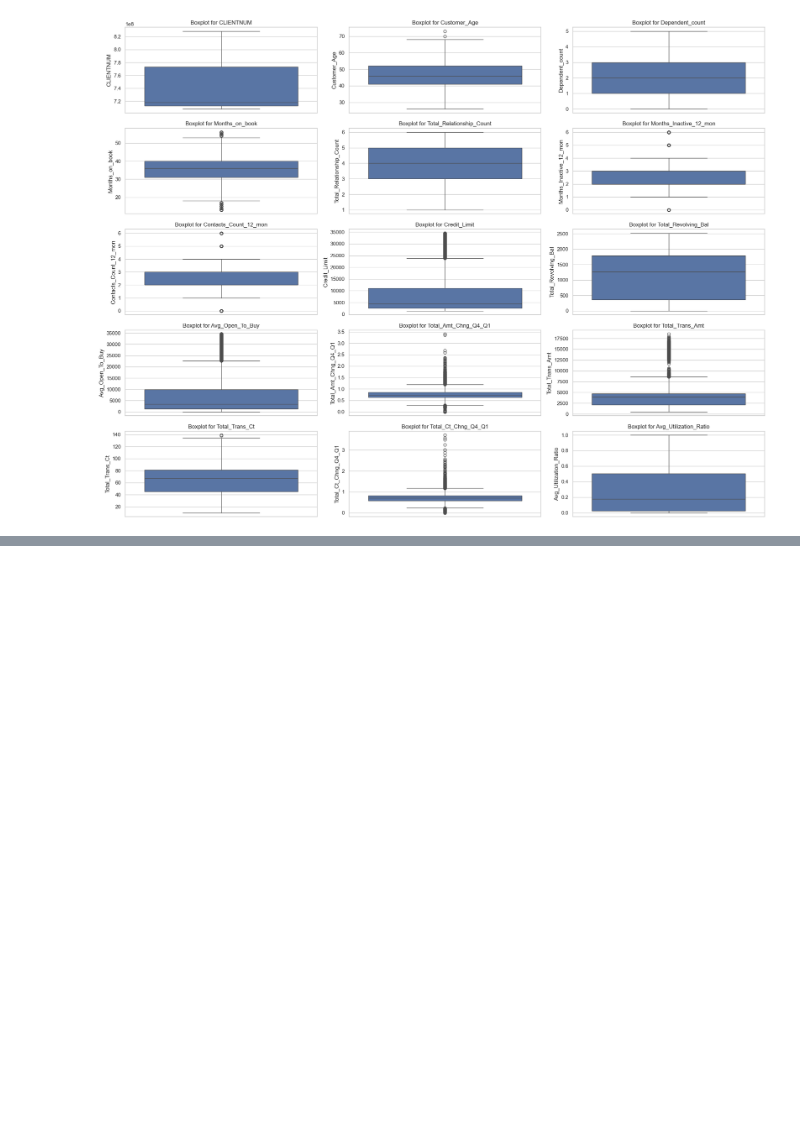
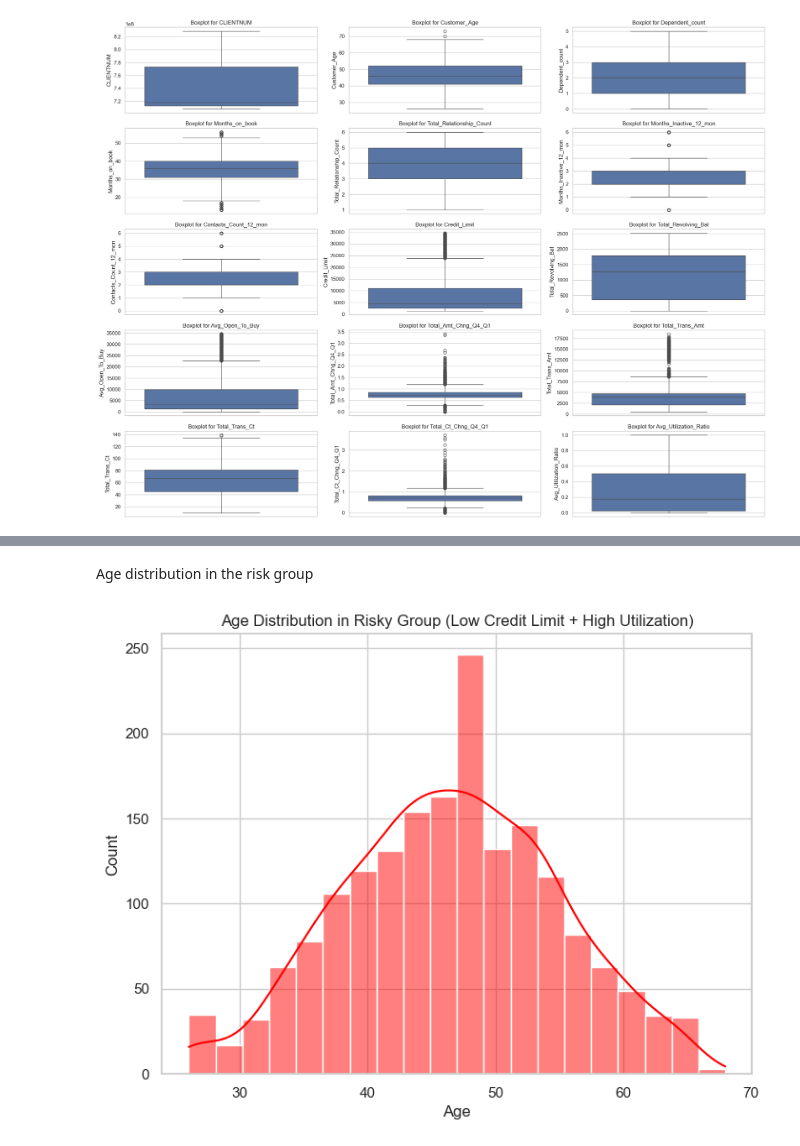
Before and after one commit to Zeegeuze/churn_prediction, a Jupyter notebook: personal_maps/anastasiia/anastasiia_main.ipynb, the cells around one changed output, grey strips where cells are left out. Drawn from its saved outputs; the diff is of its cells as text; code cells hidden in the pictures; blank space fills up the shorter version.

```diff
--- a/personal_maps/anastasiia/anastasiia_main.ipynb
+++ b/personal_maps/anastasiia/anastasiia_main.ipynb
@@ -200,0 +353,10 @@ Card_Category: ['Blue' 'Gold' 'Silver' 'Platinum']
+# %%
+# Filter the risky group: Low Credit Limit + High Utilization Ratio
+risky_group = df[(df['Credit_Limit_Segment'] == 'Low') & (df['Utilization_Segment'] == 'High')]
+
+# Check the size of the group
+print(f"Number of customers in the risky group: {risky_group.shape[0]}")
+
+# Display the first 5 rows of the risky group
+print("\nFirst 5 rows of the risky group:")
+print(risky_group[['Customer_Age', 'Total_Trans_Ct']].head())
@@ -200,0 +373,12 @@ Card_Category: ['Blue' 'Gold' 'Silver' 'Platinum']
+# %% [markdown]
+Age distribution in the risk group
+# %%
+# Plot the age distribution for the risky group
+plt.figure(figsize=(8, 6))
+sns.histplot(risky_group['Customer_Age'], bins=20, kde=True, color='red')
+plt.title("Age Distribution in Risky Group (Low Credit Limit + High Utilization)")
+plt.xlabel("Age")
+plt.ylabel("Count")
+plt.show()
+# %% [output]
+[figure, added]
```
Also changed, not shown: parts of 46 cells of this notebook, 1 other file.
